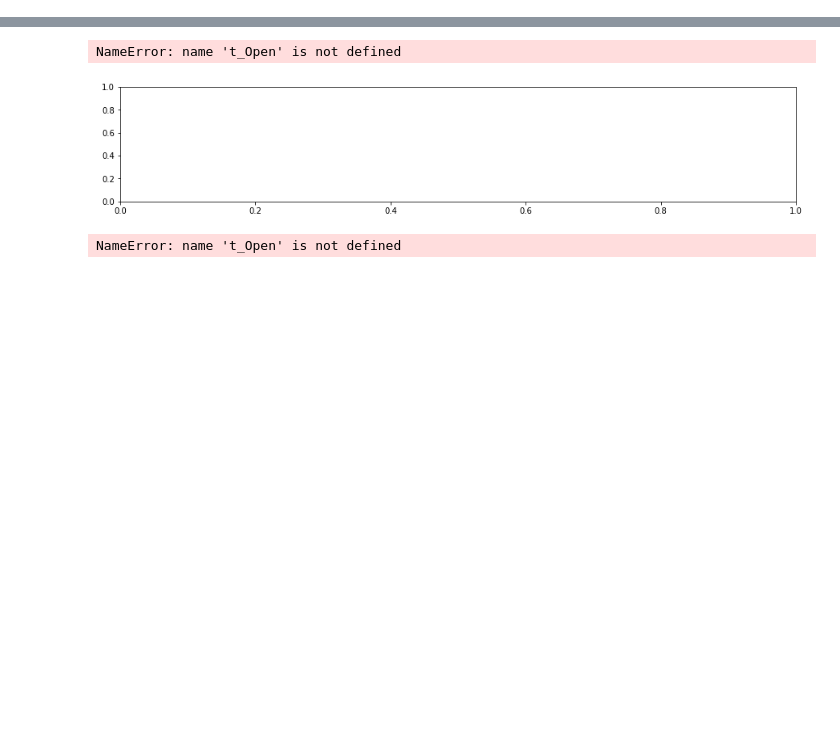
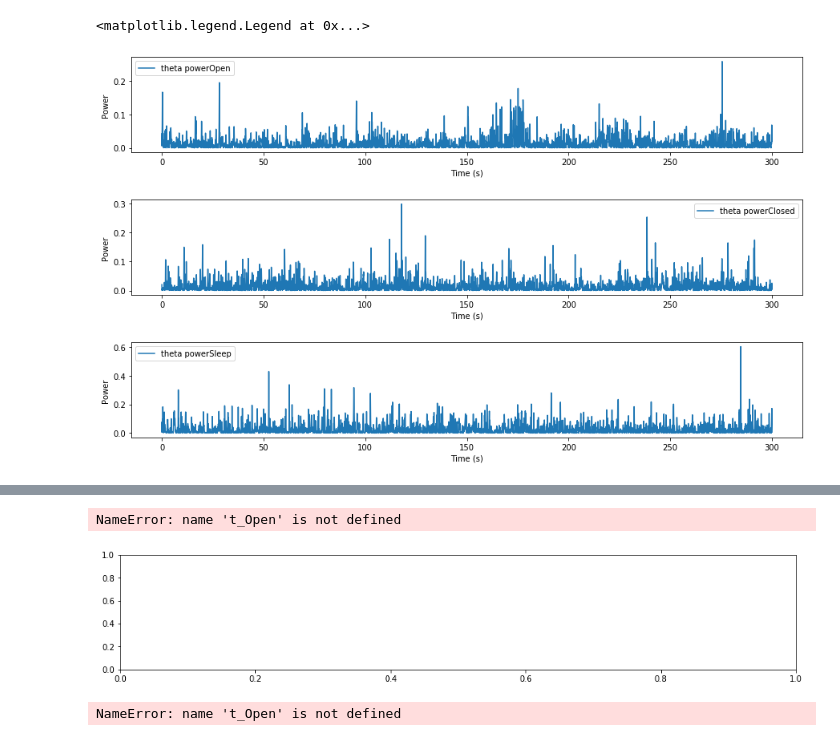
Before and after one commit to dylew898/Cogs118Project, a Jupyter notebook: Phase amplitude Coupling-Copy1.ipynb, the cells around one changed output, grey strips where cells are left out. Saved outputs shown, nothing was run; the diff lists cells and outputs as text; code cells hidden in the pictures; blank space fills up the shorter version.

```diff
--- a/Phase amplitude Coupling-Copy1.ipynb
+++ b/Phase amplitude Coupling-Copy1.ipynb
@@ -93,0 +196,25 @@ beta_powerSleep, beta_phaseSleep = compute_power_phase(x_a_betaSleep)
+# %%
+# Theta Powers
+plt.figure(figsize=(15,12))
+plt.subplots_adjust(hspace=.5)
+
+# Eyes Open
+plt.subplot(4,1,1)
+plt.plot(t_Open, theta_powerOpen, label = 'theta powerOpen')
+plt.xlabel('Time (s)'); plt.ylabel('Power')
+plt.legend()
+
+# Eyes Closed
+plt.subplot(4,1,2)
+plt.plot(t_Open, theta_powerClosed, label = 'theta powerClosed')
+plt.xlabel('Time (s)'); plt.ylabel('Power')
+plt.legend()
+
+# Eyes Sleep
+plt.subplot(4,1,3)
+plt.plot(t_Open, theta_powerSleep, label = 'theta powerSleep')
+plt.xlabel('Time (s)'); plt.ylabel('Power')
+plt.legend()
+# %% [output]
+<matplotlib.legend.Legend at 0x...>
+[figure, added]
```
Also changed, not shown: parts of 9 cells of this notebook.
